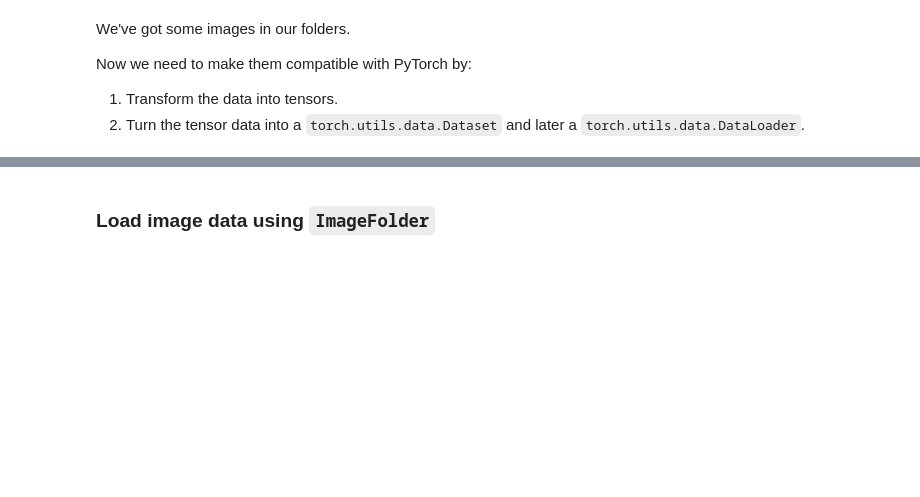
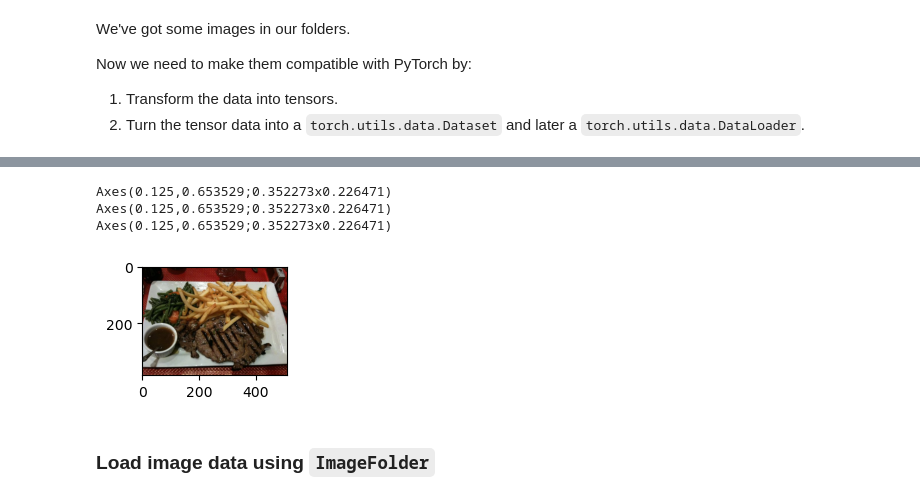
Before and after one commit to Muhammad-Shah/deep_leaning_with_pytorch, a Jupyter notebook: Exercise/04_pytorch_custom_datasets_exercises.ipynb, the cells around one changed output, grey strips where cells are left out. Saved outputs shown, nothing was run; the diff lists cells and outputs as text; code cells hidden in the pictures; blank space fills up the shorter version.

```diff
--- a/Exercise/04_pytorch_custom_datasets_exercises.ipynb
+++ b/Exercise/04_pytorch_custom_datasets_exercises.ipynb
@@ -133,6 +144,7 @@ def walk_through_dir(dir_path):
     print(f"There are {len(dirnames)} directories and {len(filenames)} images in '{dirpath}'.")
 
 walk_through_dir(data_path)
+image_path = data_path
 # %% [output]
 There are 1 directories and 0 images in 'data'.
 There are 2 directories and 0 images in 'data\pizza_steak_sushi'.
@@ -193,3 +268,18 @@ Now we need to make them compatible with PyTorch by:
+# %%
+def plot_transformed_images(images_path_list, transform, n=3, seed=42):
+    random_images_path = random.sample(images_path_list, k=n)
+    i = 0
+    for path in random_images_path:
+        ax = plt.subplot(3, 2, i + 1)
+        image = Image.open(path)
+        ax.imshow(image)
+plot_transformed_images(images_path_list=images_path_list,
+                        transform=transform)
+# %% [output]
+Axes(0.125,0.653529;0.352273x0.226471)
+Axes(0.125,0.653529;0.352273x0.226471)
+Axes(0.125,0.653529;0.352273x0.226471)
+[figure, added]
 # %% [markdown]
 ### Load image data using `ImageFolder`
 # %%
```
Also changed, not shown: parts of 12 cells of this notebook, 1 other file.
